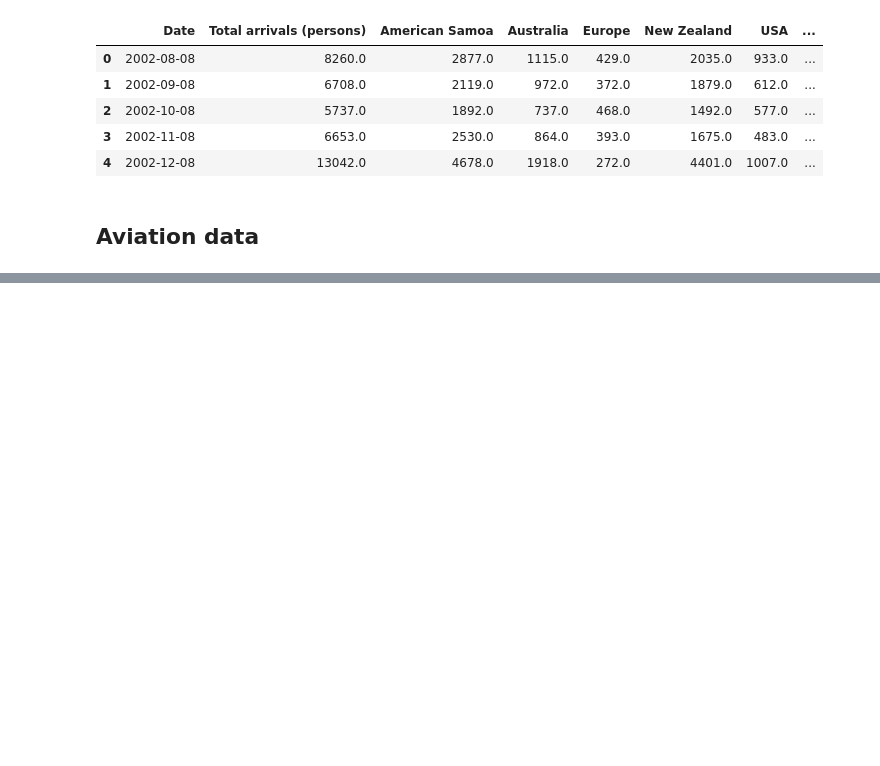
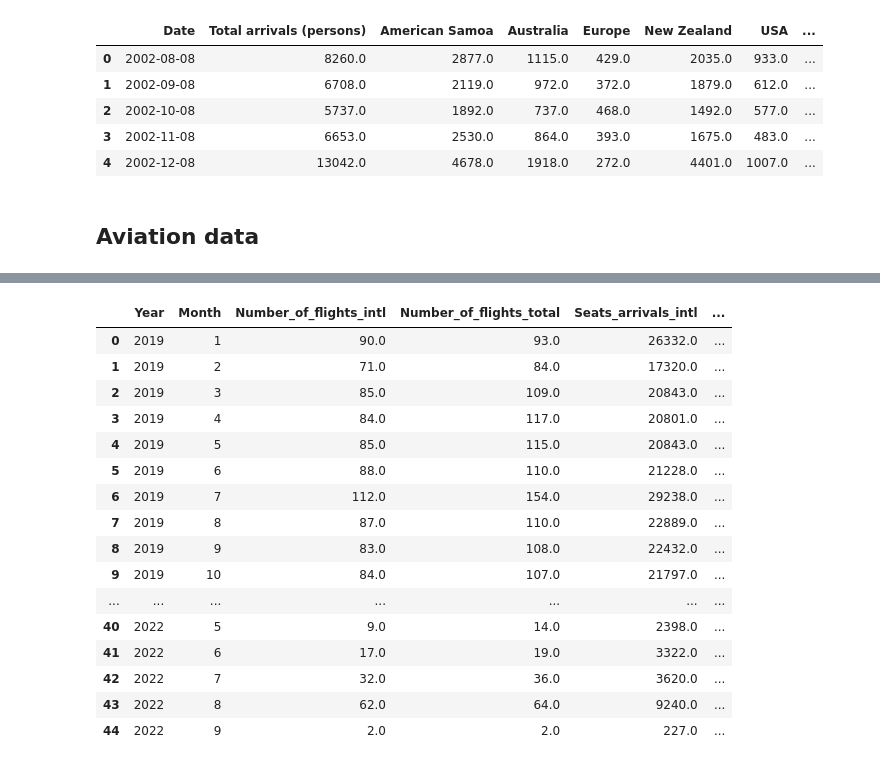
Before and after one commit to worldbank/pacific-observatory, a Jupyter notebook: scripts/notebooks/EDA-Samoa.ipynb, the cells around one changed output, grey strips where cells are left out. Saved outputs shown, nothing was run; the diff lists cells and outputs as text; code cells hidden in the pictures; blank space fills up the shorter version.

```diff
--- a/scripts/notebooks/EDA-Samoa.ipynb
+++ b/scripts/notebooks/EDA-Samoa.ipynb
@@ -69,3 +72,7 @@ samon_byco.head(5)
 error_lst = check_quality(samon_byco, ["Date", "Cruise ships"], "Total arrivals (persons)")
 # %% [markdown]
 ## Aviation data
+# %%
+aviation_path = os.getcwd() + "/data/tourism/aviation_seats_flights_pic.xlsx"
+aviation = pd.read_excel(aviation_path)
+aviation.head(5)
@@ -71,0 +86,35 @@ error_lst = check_quality(samon_byco, ["Date", "Cruise ships"], "Total arrivals
+# %%
+ws_avi = (aviation[(aviation.ISO == "WS") & (aviation.Aircraft_type == "passenger")]
+          .reset_index()
+          .drop("index", axis=1)
+          [["Date", "Number_of_flights_intl", "Number_of_flights_total",
+            "Seats_arrivals_intl", "Seats_arrivals_total"]])
+
+dates = pd.DataFrame(pd.date_range(start="2019-01-01",
+                                   end="2022-09-01"), columns=["Date"])
+
+ws_avi = dates.merge(ws_avi, how="left", on="Date")
+ws_avi["Date"] = pd.to_datetime(ws_avi["Date"])
+ws_avi["Month"], ws_avi["Year"] = ws_avi["Date"].dt.month, ws_avi["Date"].dt.year
+
+ws_avi_19_22 = ws_avi.groupby(by=["Year", "Month"]).sum().reset_index()
+# %%
+ws_avi_19_22
+# %% [output]
+|  | Year | Month | Number_of_flights_intl | Number_of_flights_total | Seats_arrivals_intl | ... |
+| 0 | 2019 | 1 | 90.0 | 93.0 | 26332.0 | ... |
+| 1 | 2019 | 2 | 71.0 | 84.0 | 17320.0 | ... |
+| 2 | 2019 | 3 | 85.0 | 109.0 | 20843.0 | ... |
+| 3 | 2019 | 4 | 84.0 | 117.0 | 20801.0 | ... |
+| 4 | 2019 | 5 | 85.0 | 115.0 | 20843.0 | ... |
+| 5 | 2019 | 6 | 88.0 | 110.0 | 21228.0 | ... |
+| 6 | 2019 | 7 | 112.0 | 154.0 | 29238.0 | ... |
+| 7 | 2019 | 8 | 87.0 | 110.0 | 22889.0 | ... |
+| 8 | 2019 | 9 | 83.0 | 108.0 | 22432.0 | ... |
+| 9 | 2019 | 10 | 84.0 | 107.0 | 21797.0 | ... |
+| ... | ... | ... | ... | ... | ... | ... |
+| 40 | 2022 | 5 | 9.0 | 14.0 | 2398.0 | ... |
+| 41 | 2022 | 6 | 17.0 | 19.0 | 3322.0 | ... |
+| 42 | 2022 | 7 | 32.0 | 36.0 | 3620.0 | ... |
+| 43 | 2022 | 8 | 62.0 | 64.0 | 9240.0 | ... |
+| 44 | 2022 | 9 | 2.0 | 2.0 | 227.0 | ... |
```
Also changed, not shown: parts of 11 cells of this notebook, 7 other files.
